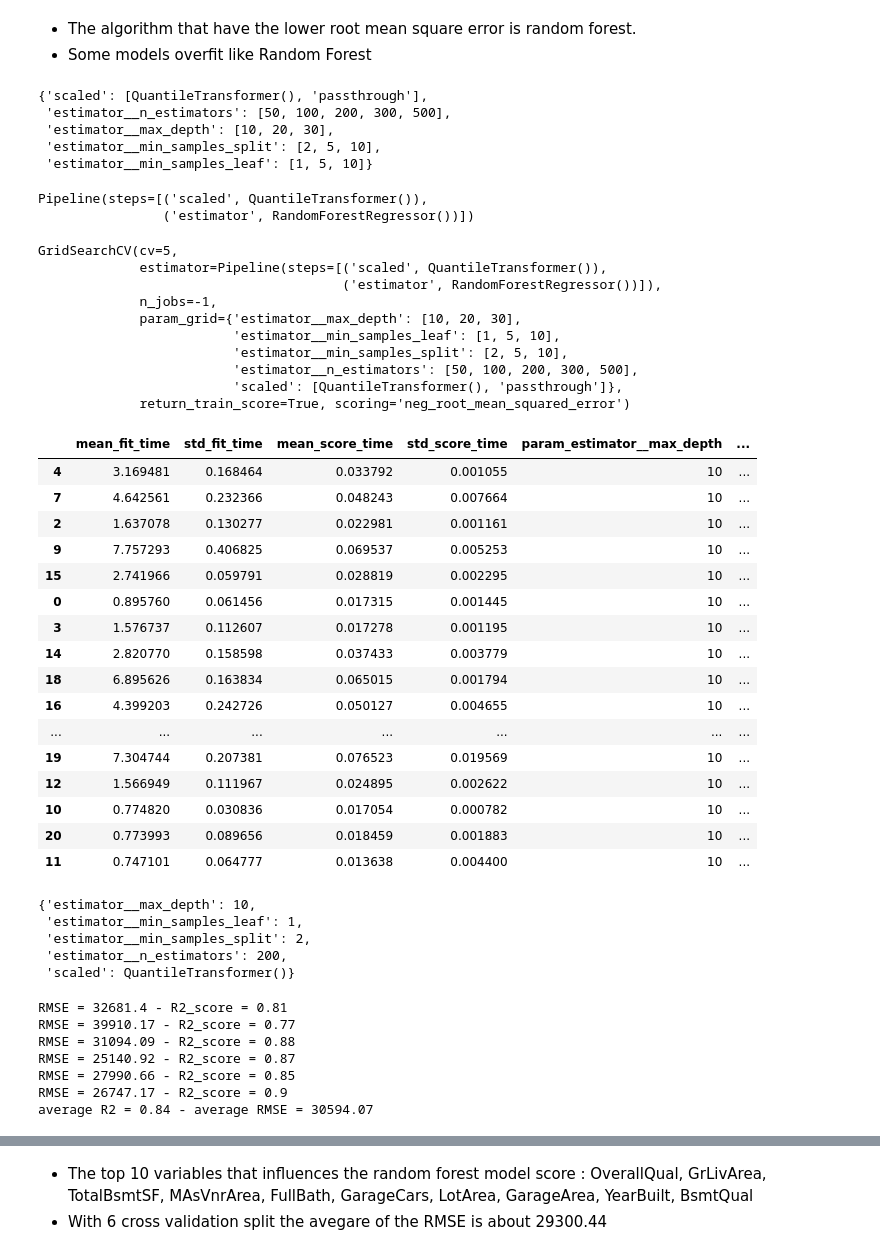
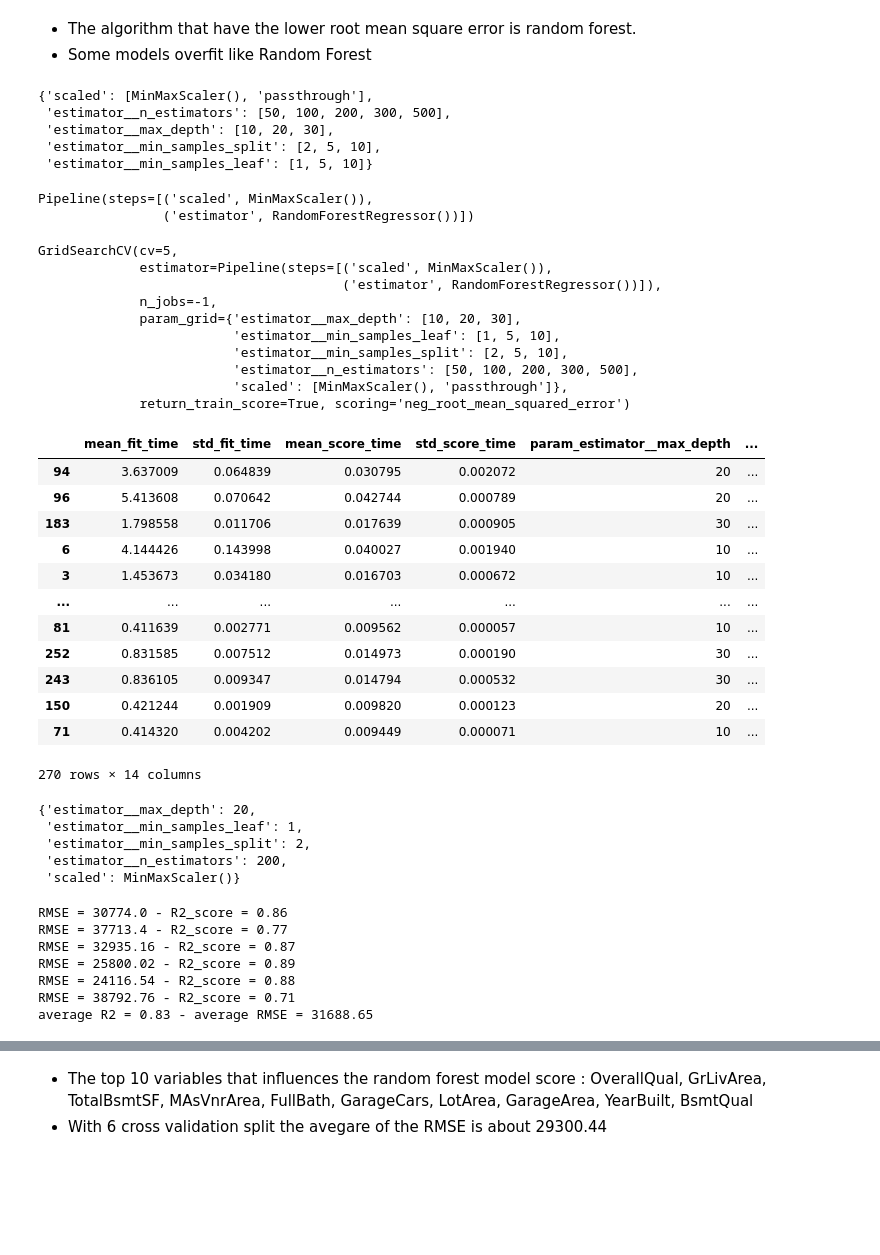
Before and after one commit to Dragomir91/House_Prices, a Jupyter notebook: House_prices.ipynb, the cells around one changed output, grey strips where cells are left out. Cells and saved outputs as stored; diff of their text form; code cells hidden in the pictures; blank space fills up the shorter version.

```diff
--- a/House_prices.ipynb
+++ b/House_prices.ipynb
@@ -647,7 +647,7 @@ y = df_train.SalePrice
 X_train, X_test, y_train, y_test = train_test_split(X,y, test_size=0.3)
 # %%
 
-param_grid = {'scaled':[QuantileTransformer(),'passthrough'],
+param_grid = {'scaled':[MinMaxScaler(),'passthrough'],
               'estimator__n_estimators':[50,100,200,300,500],
               'estimator__max_depth':[10,20,30],
               'estimator__min_samples_split' : [2,5,10],
@@ -656,68 +656,64 @@ param_grid = {'scaled':[QuantileTransformer(),'passthrough'],
 
 param_grid
 # %% [output]
-{'scaled': [QuantileTransformer(), 'passthrough'],
+{'scaled': [MinMaxScaler(), 'passthrough'],
  'estimator__n_estimators': [50, 100, 200, 300, 500],
  'estimator__max_depth': [10, 20, 30],
  'estimator__min_samples_split': [2, 5, 10],
  'estimator__min_samples_leaf': [1, 5, 10]}
 # %%
 pipe = Pipeline([
-                 ('scaled',QuantileTransformer()),
+                 ('scaled',MinMaxScaler()),
                  ('estimator',RandomForestRegressor()),
                  ])
 pipe
 # %% [output]
-Pipeline(steps=[('scaled', QuantileTransformer()),
+Pipeline(steps=[('scaled', MinMaxScaler()),
                 ('estimator', RandomForestRegressor())])
 # %%
-grid = GridSearchCV(pipe,param_grid=param_grid, cv=5,return_train_score=True ,n_jobs=-1, verbose=0, scoring='neg_root_mean_squared_error')
+grid = GridSearchCV(pipe,param_grid=param_grid, cv=5,return_train_score=True ,n_jobs=-1, scoring='neg_root_mean_squared_error')
 # %%
 grid.fit(X_train, y_train)
 # %% [output]
 GridSearchCV(cv=5,
-             estimator=Pipeline(steps=[('scaled', QuantileTransformer()),
+             estimator=Pipeline(steps=[('scaled', MinMaxScaler()),
                                        ('estimator', RandomForestRegressor())]),
              n_jobs=-1,
              param_grid={'estimator__max_depth': [10, 20, 30],
                          'estimator__min_samples_leaf': [1, 5, 10],
                          'estimator__min_samples_split': [2, 5, 10],
                          'estimator__n_estimators': [50, 100, 200, 300, 500],
-                         'scaled': [QuantileTransformer(), 'passthrough']},
+                         'scaled': [MinMaxScaler(), 'passthrough']},
              return_train_score=True, scoring='neg_root_mean_squared_error')
 # %%
-# evaluate the score of multiple algorithm of machine learning
+# evaluate the score of several machine learning algorithm
 grid_cv = pd.DataFrame(grid.cv_results_)
 
 new_cols = [i for i in grid_cv.columns if 'split' not in i.lower()]
 
-grid_cv.loc[:20,new_cols].sort_values('mean_test_score', ascending=False)
+grid_cv.loc[:,new_cols].sort_values('mean_test_score', ascending=False)
 # %% [output]
 |  | mean_fit_time | std_fit_time | mean_score_time | std_score_time | param_estimator__max_depth | ... |
-| 4 | 3.169481 | 0.168464 | 0.033792 | 0.001055 | 10 | ... |
-| 7 | 4.642561 | 0.232366 | 0.048243 | 0.007664 | 10 | ... |
-| 2 | 1.637078 | 0.130277 | 0.022981 | 0.001161 | 10 | ... |
-| 9 | 7.757293 | 0.406825 | 0.069537 | 0.005253 | 10 | ... |
-| 15 | 2.741966 | 0.059791 | 0.028819 | 0.002295 | 10 | ... |
-| 0 | 0.895760 | 0.061456 | 0.017315 | 0.001445 | 10 | ... |
-| 3 | 1.576737 | 0.112607 | 0.017278 | 0.001195 | 10 | ... |
-| 14 | 2.820770 | 0.158598 | 0.037433 | 0.003779 | 10 | ... |
-| 18 | 6.895626 | 0.163834 | 0.065015 | 0.001794 | 10 | ... |
-| 16 | 4.399203 | 0.242726 | 0.050127 | 0.004655 | 10 | ... |
+| 94 | 3.637009 | 0.064839 | 0.030795 | 0.002072 | 20 | ... |
+| 96 | 5.413608 | 0.070642 | 0.042744 | 0.000789 | 20 | ... |
+| 183 | 1.798558 | 0.011706 | 0.017639 | 0.000905 | 30 | ... |
+| 6 | 4.144426 | 0.143998 | 0.040027 | 0.001940 | 10 | ... |
+| 3 | 1.453673 | 0.034180 | 0.016703 | 0.000672 | 10 | ... |
 | ... | ... | ... | ... | ... | ... | ... |
-| 19 | 7.304744 | 0.207381 | 0.076523 | 0.019569 | 10 | ... |
-| 12 | 1.566949 | 0.111967 | 0.024895 | 0.002622 | 10 | ... |
-| 10 | 0.774820 | 0.030836 | 0.017054 | 0.000782 | 10 | ... |
-| 20 | 0.773993 | 0.089656 | 0.018459 | 0.001883 | 10 | ... |
-| 11 | 0.747101 | 0.064777 | 0.013638 | 0.004400 | 10 | ... |
+| 81 | 0.411639 | 0.002771 | 0.009562 | 0.000057 | 10 | ... |
+| 252 | 0.831585 | 0.007512 | 0.014973 | 0.000190 | 30 | ... |
+| 243 | 0.836105 | 0.009347 | 0.014794 | 0.000532 | 30 | ... |
+| 150 | 0.421244 | 0.001909 | 0.009820 | 0.000123 | 20 | ... |
+| 71 | 0.414320 | 0.004202 | 0.009449 | 0.000071 | 10 | ... |
+270 rows × 14 columns
 # %%
 grid.best_params_
 # %% [output]
-{'estimator__max_depth': 10,
+{'estimator__max_depth': 20,
  'estimator__min_samples_leaf': 1,
  'estimator__min_samples_split': 2,
  'estimator__n_estimators': 200,
- 'scaled': QuantileTransformer()}
+ 'scaled': MinMaxScaler()}
 # %%
 X = df_train.iloc[:,:-1]
 y = df_train.SalePrice
@@ -737,7 +733,7 @@ def average_result(X,y):
             X_train, X_test = X.iloc[train_idx], X.iloc[test_idx]
             y_train, y_test = y.iloc[train_idx], y.iloc[test_idx]
 
-            std_scaled = QuantileTransformer().fit(X_train)
+            std_scaled = MinMaxScaler().fit(X_train)
             X_train_scaled = std_scaled.transform(X_train)
             X_test_scaled = std_scaled.transform(X_test)
             rf_regressor_alg = RandomForestRegressor(n_estimators=200, max_depth=10, min_samples_leaf=1, min_samples_split=2)
@@ -755,13 +751,13 @@ def average_result(X,y):
 
 features_importances = average_result(X,y)
 # %% [output]
-RMSE = 32681.4 - R2_score = 0.81
-RMSE = 39910.17 - R2_score = 0.77
-RMSE = 31094.09 - R2_score = 0.88
-RMSE = 25140.92 - R2_score = 0.87
-RMSE = 27990.66 - R2_score = 0.85
-RMSE = 26747.17 - R2_score = 0.9
-average R2 = 0.84 - average RMSE = 30594.07
+RMSE = 30774.0 - R2_score = 0.86
+RMSE = 37713.4 - R2_score = 0.77
+RMSE = 32935.16 - R2_score = 0.87
+RMSE = 25800.02 - R2_score = 0.89
+RMSE = 24116.54 - R2_score = 0.88
+RMSE = 38792.76 - R2_score = 0.71
+average R2 = 0.83 - average RMSE = 31688.65
 # %%
 X_train, X_test, y_train, y_test = train_test_split(X,y,test_size=0.3)
 std_scaled = QuantileTransformer().fit(X_train)
```
Also changed, not shown: parts of 14 cells of this notebook.
